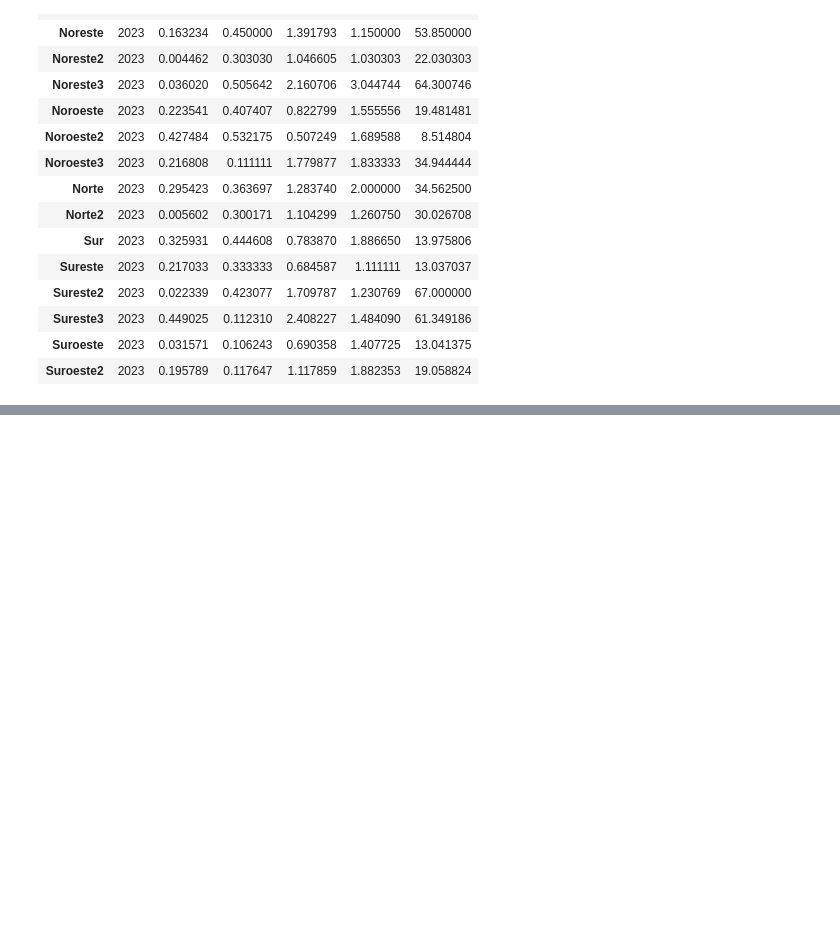
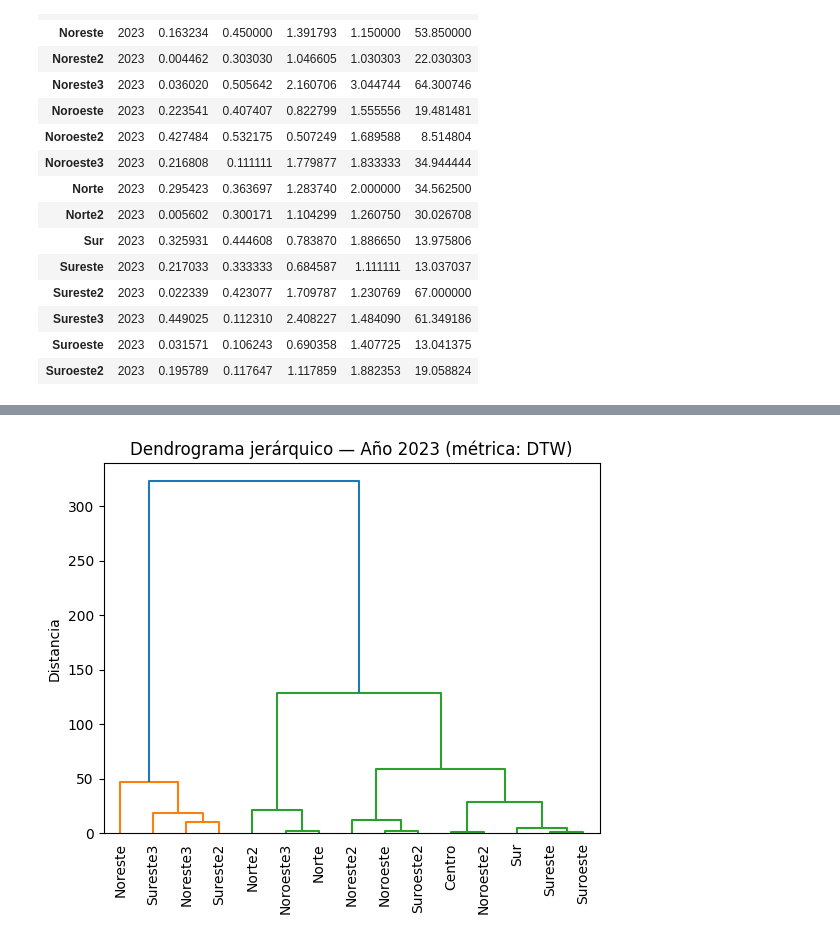
Before and after one commit to andreroblesb/airemty, a Jupyter notebook: conglomerados.ipynb, the cells around one changed output, grey strips where cells are left out. Cells and saved outputs as stored; diff of their text form; code cells hidden in the pictures; blank space fills up the shorter version.

```diff
--- a/conglomerados.ipynb
+++ b/conglomerados.ipynb
@@ -118,0 +132,13 @@ plt.show()
+# %%
+# Matriz de distancias DTW
+dist_matrix_3 = cdist_dtw(df_2023)
+
+# Clustering jerárquico
+Z_3 = linkage(dist_matrix_3, method='ward')
+
+dendrogram(Z_3, labels=df_2023.index.tolist(), leaf_rotation=90, leaf_font_size=10)
+plt.title("Dendrograma jerárquico — Año 2023 (métrica: DTW)")
+plt.ylabel("Distancia")
+plt.show()
+# %% [output]
+[figure, added]
```
Also changed, not shown: parts of 4 cells of this notebook.
